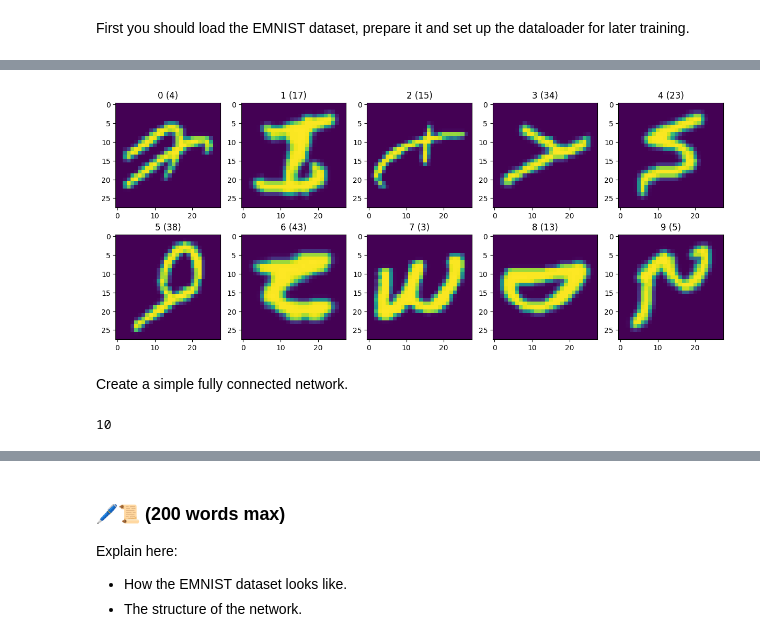
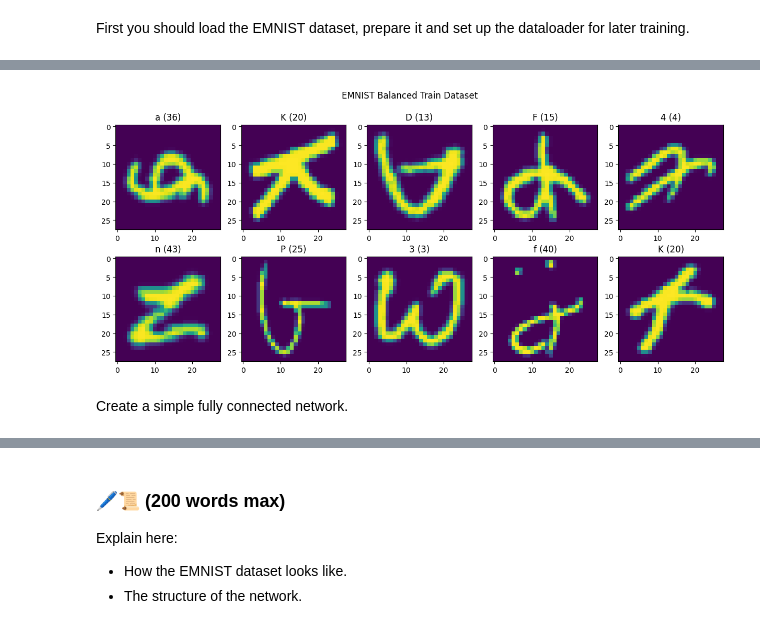
Before and after one commit to lluisvalerodelai/neuralcomputing, a Jupyter notebook: assignment.ipynb, the cells around one changed output, grey strips where cells are left out. Saved outputs shown, nothing was run; the diff lists cells and outputs as text; code cells hidden in the pictures.

```diff
--- a/assignment.ipynb
+++ b/assignment.ipynb
@@ -113,19 +113,21 @@ import matplotlib.pyplot as plt
 from torchvision.transforms import ToTensor
 from torch.utils.data import Subset
 
-# wrap it in a dataloader (I guess they want us to use the balanced split since they specify to use the balanced emnist?
-# idk the docs dont elaborate on the splits)
+use_subset = True
+
+# (Assuming they want us to used 'balanced' as the split since they say "download the balanced emnist')
 EMNIST_dataset = EMNIST(root='./EMNIST', split='balanced', download=False, transform=ToTensor())
+label_names = EMNIST_dataset.classes
 
-# for when writing code to not have to wait forever
+# subset of the dataset for when testing to not have to wait a long time
 EMNIST_subset = Subset(EMNIST_dataset, indices=range(100))
 
 #batch size of 10 since thats what they ask us to show in the picture
-EMNIST_dataloader = DataLoader(EMNIST_dataset, batch_size=10, shuffle=True)
-EMNIST_dataloader = DataLoader(EMNIST_subset, batch_size=10, shuffle=True)
 
-
-label_names = EMNIST_dataset.classes
+if use_subset:
+    EMNIST_dataloader = DataLoader(EMNIST_subset, batch_size=10, shuffle=True)
+else:
+    EMNIST_dataloader = DataLoader(EMNIST_dataset, batch_size=10, shuffle=True)
 # %% [markdown]
 Write code to show a overview of 10 EMNIST examples. The image shows how we plotted the EMNIST overview. Make sure that your code produces the same or very similar images as shown below (it does not have to show the exact same characters, but it needs to show some characters in the same format). You may need to do some transformations to your data.
 
@@ -133,31 +135,33 @@ Write code to show a overview of 10 EMNIST examples. The image shows how we plot
 # %%
 def show_multiple_images(data):
 
     #get first sample
     train_feat, train_lab = next(iter(EMNIST_dataloader))
     label_names = EMNIST_dataset.classes
 
     # so images are 1x28x28 and we have 10 -> a sample is a tensor of 10x1x28x28
     train_feat.size()
 
     fig, axes = plt.subplots(2, 5, figsize=(15, 6))
 
     # flatter axes so that we can iterate through them linearly
     axes = axes.flatten()
 
     for img_idx in range(len(train_feat)):
         image = train_feat[img_idx]
         img_subplot = axes[img_idx]
 
         # remove the first unneeded dimension
         image = image.reshape((28, 28))
 
         img_subplot.imshow(image.numpy())
-        img_subplot.set_title(f'{label_names[img_idx]} ({train_lab[img_idx]})')
+        img_subplot.set_title(f'{label_names[train_lab[img_idx]]} ({train_lab[img_idx]})')
+
+    fig.suptitle("EMNIST Balanced Train Dataset")
 
 show_multiple_images(EMNIST_dataloader)
 # %% [output]
-[figure, old version]
+[figure, new version]
 # %% [markdown]
 Create a simple fully connected network.
 # %%
@@ -183,7 +203,3 @@ class SimpleFCNetwork(nn.Module):
-# %%
-print(len(EMNIST_dataloader))
-# %% [output]
-10
 # %%
 def evaluate(model, loader, with_print=False) -> None:
     """Method to evaluate the model on the test dataset.
```
Also changed, not shown: parts of 4 cells of this notebook, 1 other file.
